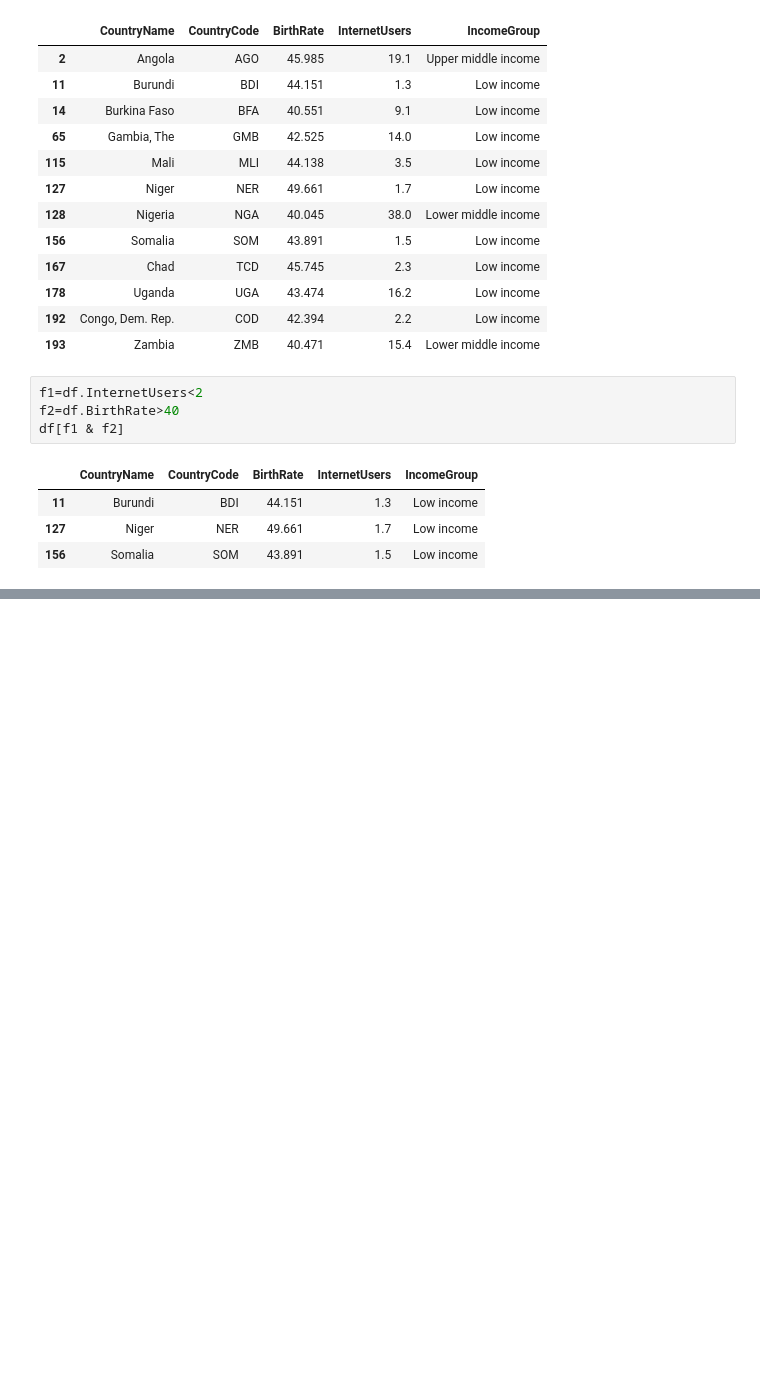
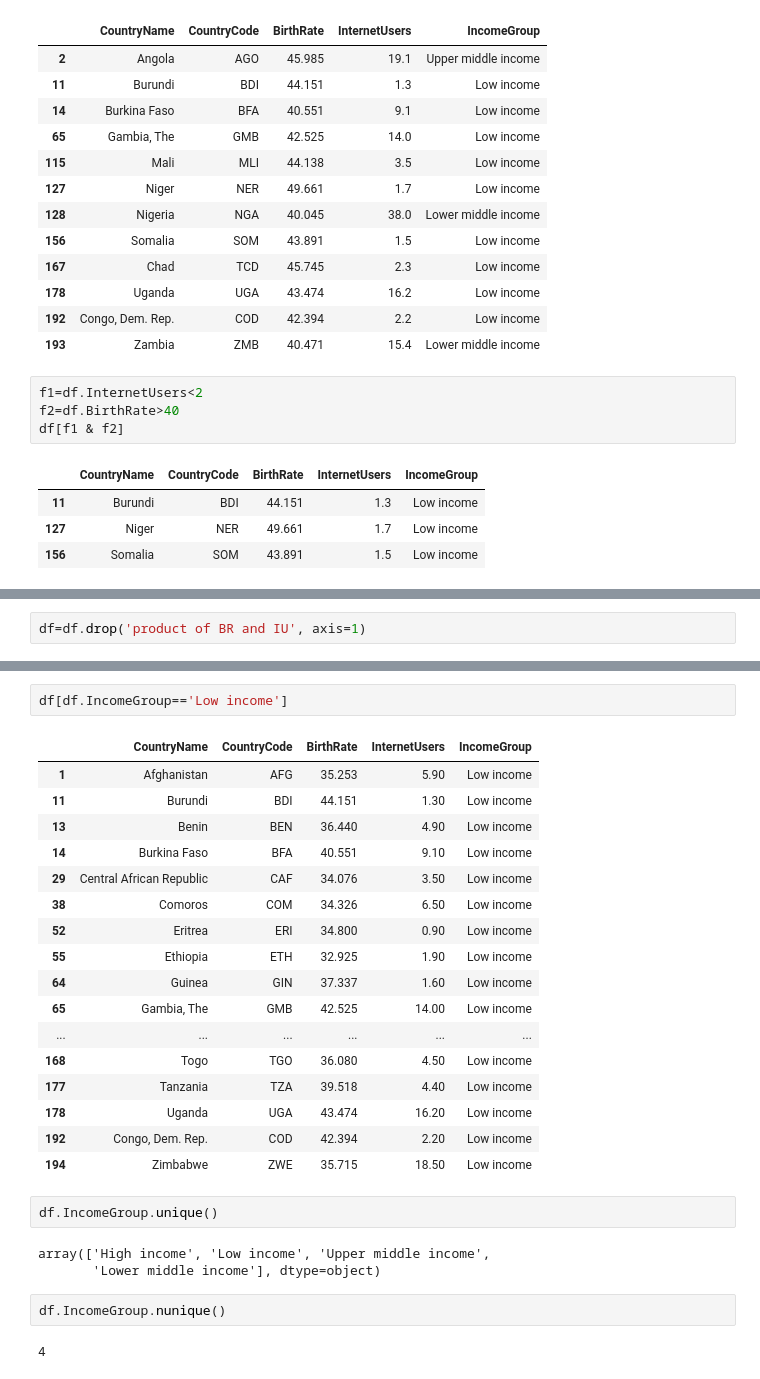
Before and after one commit to umashravani24/FSDS-_LEARNER, a Jupyter notebook: country_gdp_anlysis.ipynb, the cells around one changed output, grey strips where cells are left out. Drawn from its saved outputs; the diff is of its cells as text; blank space fills up the shorter version.

```diff
--- a/country_gdp_anlysis.ipynb
+++ b/country_gdp_anlysis.ipynb
@@ -533,0 +548,2 @@ df[f1 & f2]
+# %%
+df=df.drop('product of BR and IU', axis=1)
@@ -533,0 +566,29 @@ df[f1 & f2]
+# %%
+df[df.IncomeGroup=='Low income']
+# %% [output]
+|  | CountryName | CountryCode | BirthRate | InternetUsers | IncomeGroup |
+| 1 | Afghanistan | AFG | 35.253 | 5.90 | Low income |
+| 11 | Burundi | BDI | 44.151 | 1.30 | Low income |
+| 13 | Benin | BEN | 36.440 | 4.90 | Low income |
+| 14 | Burkina Faso | BFA | 40.551 | 9.10 | Low income |
+| 29 | Central African Republic | CAF | 34.076 | 3.50 | Low income |
+| 38 | Comoros | COM | 34.326 | 6.50 | Low income |
+| 52 | Eritrea | ERI | 34.800 | 0.90 | Low income |
+| 55 | Ethiopia | ETH | 32.925 | 1.90 | Low income |
+| 64 | Guinea | GIN | 37.337 | 1.60 | Low income |
+| 65 | Gambia, The | GMB | 42.525 | 14.00 | Low income |
+| ... | ... | ... | ... | ... | ... |
+| 168 | Togo | TGO | 36.080 | 4.50 | Low income |
+| 177 | Tanzania | TZA | 39.518 | 4.40 | Low income |
+| 178 | Uganda | UGA | 43.474 | 16.20 | Low income |
+| 192 | Congo, Dem. Rep. | COD | 42.394 | 2.20 | Low income |
+| 194 | Zimbabwe | ZWE | 35.715 | 18.50 | Low income |
+# %%
+df.IncomeGroup.unique()
+# %% [output]
+array(['High income', 'Low income', 'Upper middle income',
+       'Lower middle income'], dtype=object)
+# %%
+df.IncomeGroup.nunique()
+# %% [output]
+4
```
Also changed, not shown: parts of 6 cells of this notebook, 2 other files.
